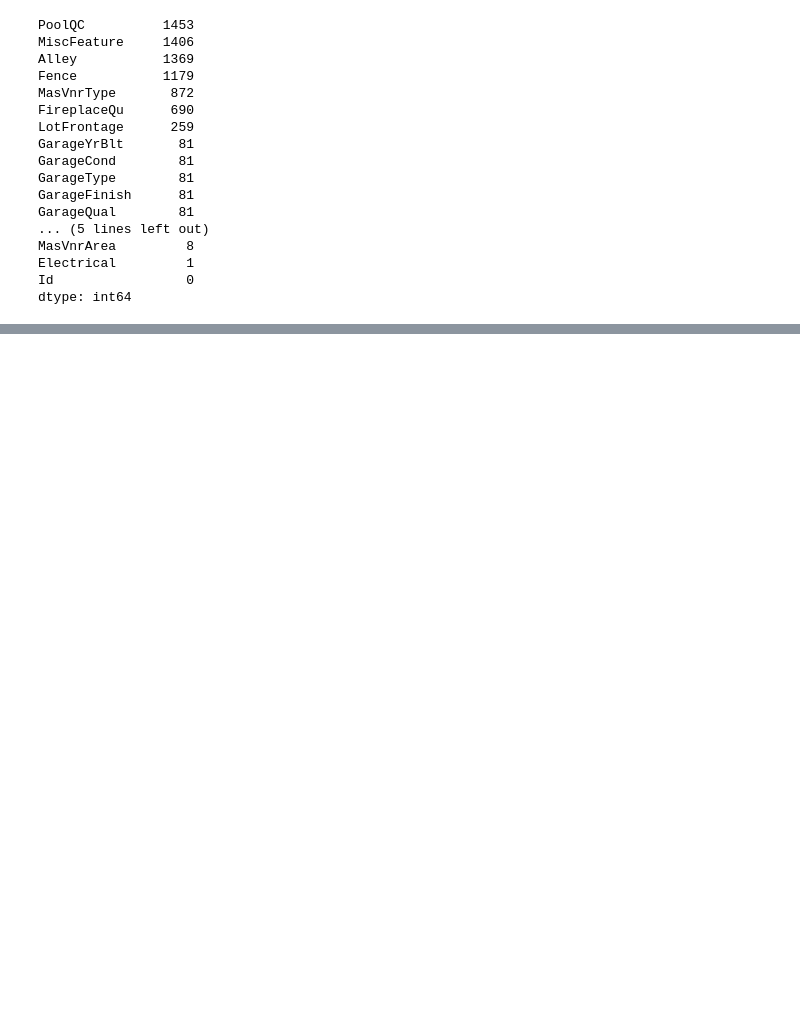
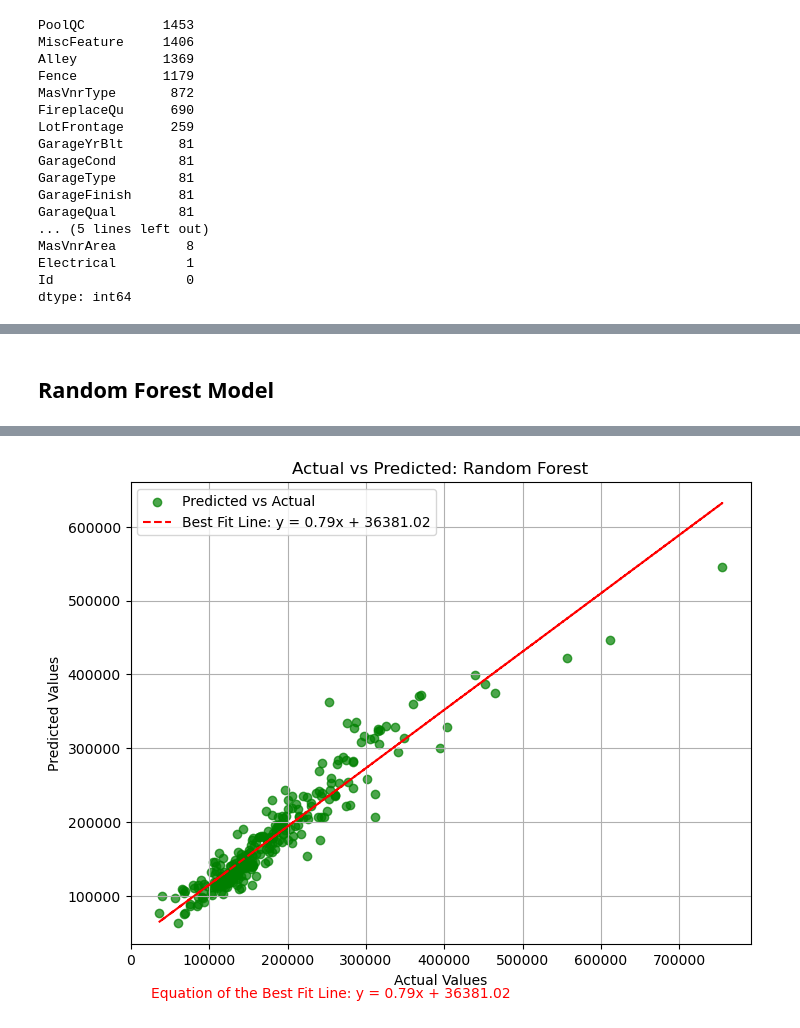
Before and after one commit to shanezorz/DataScience_ProjectThree, a Jupyter notebook: DataMining_ProjectThree.ipynb, the cells around one changed output, grey strips where cells are left out. Saved outputs shown, nothing was run; the diff lists cells and outputs as text; code cells hidden in the pictures; blank space fills up the shorter version.

```diff
--- a/DataMining_ProjectThree.ipynb
+++ b/DataMining_ProjectThree.ipynb
@@ -172,3 +240,82 @@ To enhance the model's performance:
 - Consider hyperparameter tuning for the polynomial degree and the regularization parameters in advanced models.
 
 The linear regression model provides valuable insights and serves as a solid baseline for the project. However, exploring and experimenting with alternative models and techniques is essential to achieve better accuracy and lower error on the Kaggle leaderboard.
+# %% [markdown]
+## **Random Forest Model**
+# %%
+# Initialize Random Forest Regressor
+rf_model = RandomForestRegressor(random_state=42)
+
+# Perform hyperparameter tuning using GridSearchCV
+param_grid = {
+    'n_estimators': [100, 200],  # Include multiple values to test the effect of additional trees
+    'max_depth': [10, None],    # Test fixed depth and fully grown trees (None)
+    'min_samples_split': [2, 5],  # Introduce a range to explore optimal splits
+    'min_samples_leaf': [1, 2]    # Test variations in leaf size to prevent overfitting
+}
+
+grid_search = GridSearchCV(
+    estimator=rf_model,
+    param_grid=param_grid,
+    cv=3,  # Reduced folds for faster execution
+    scoring='neg_mean_squared_error',  # Using MSE for RMSE calculation
+    n_jobs=-1,  # Utilize all available cores for faster execution
+    verbose=2  # Higher verbosity for detailed progress updates
+)
+
+# Fit the model using raw imputed data for Random Forest
+grid_search.fit(X_train_rf_sub, y_train_rf_sub)  # Use the Random Forest-specific split (raw imputed data)
+
+# Get the best estimator from GridSearchCV
+best_rf_model = grid_search.best_estimator_
+print("Best Hyperparameters:", grid_search.best_params_)  # Print selected hyperparameters
+
+# Validate the model using raw validation data
+rf_pred = best_rf_model.predict(X_valid_rf)  # Use the corresponding validation set for Random Forest
+rf_rmse = np.sqrt(mean_squared_error(y_valid_rf, rf_pred))  # Calculate RMSE
+print("Random Forest Validation RMSE:", rf_rmse)
+
+# Perform cross-validation for a reliable estimate of model performance
+rf_cv_scores = cross_val_score(
+    best_rf_model,
+    X_train_rf,  # Use raw imputed training data
+    y_train,
+    cv=3,  # Reduced folds for faster cross-validation
+    scoring='neg_mean_squared_error'  # Using MSE for RMSE calculation
+)
+print("Random Forest Cross-validation RMSE:", np.sqrt(-rf_cv_scores.mean()))  # Convert negative MSE to RMSE
+
+# Make predictions on the test set using raw test data
+rf_test_pred = best_rf_model.predict(X_test_rf)  # Use raw imputed test data for predictions
+
+# Create a submission file
+rf_submission = pd.DataFrame({'Id': test_df['Id'], 'SalePrice': rf_test_pred})
+rf_submission.to_csv('rf_submission.csv', index=False)
+
+print("Random Forest submission file saved!")
+
+# Calculate the line equation for Actual vs Predicted
+actual = np.array(y_valid_rf).reshape(-1, 1)  # Actual values reshaped
+predicted = np.array(rf_pred).reshape(-1, 1)  # Predicted values reshaped
+
+# Fit linear regression model to compute the slope and intercept
+line_model = LinearRegression()
+line_model.fit(actual, predicted)
+m = line_model.coef_[0][0]  # Slope
+b = line_model.intercept_[0]  # Intercept
+
+# Scatter plot for Actual vs Predicted values
+plt.figure(figsize=(8, 6))
+plt.scatter(y_valid_rf, rf_pred, alpha=0.7, color='green', label='Predicted vs Actual')
+plt.plot(y_valid_rf, m * y_valid_rf + b, color='red', linestyle='--', label=f'Best Fit Line: y = {m:.2f}x + {b:.2f}')
+plt.title('Actual vs Predicted: Random Forest')
+plt.xlabel('Actual Values')
+plt.ylabel('Predicted Values')
+plt.legend()
+plt.grid(True)
+
+# Display the equation below the graph
+plt.figtext(0.15, 0.02, f"Equation of the Best Fit Line: y = {m:.2f}x + {b:.2f}", fontsize=10, color='red')
+
+plt.show()
+# %% [output]
@@ -174,0 +327 @@ The linear regression model provides valuable insights and serves as a solid bas
+[figure, added]
```
Also changed, not shown: parts of 18 cells of this notebook.
